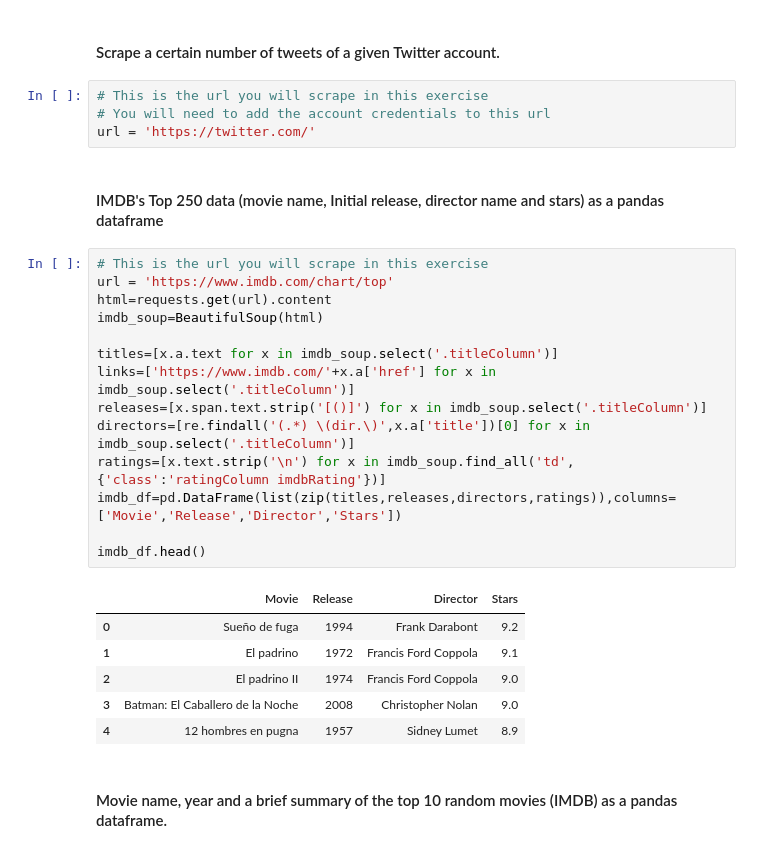
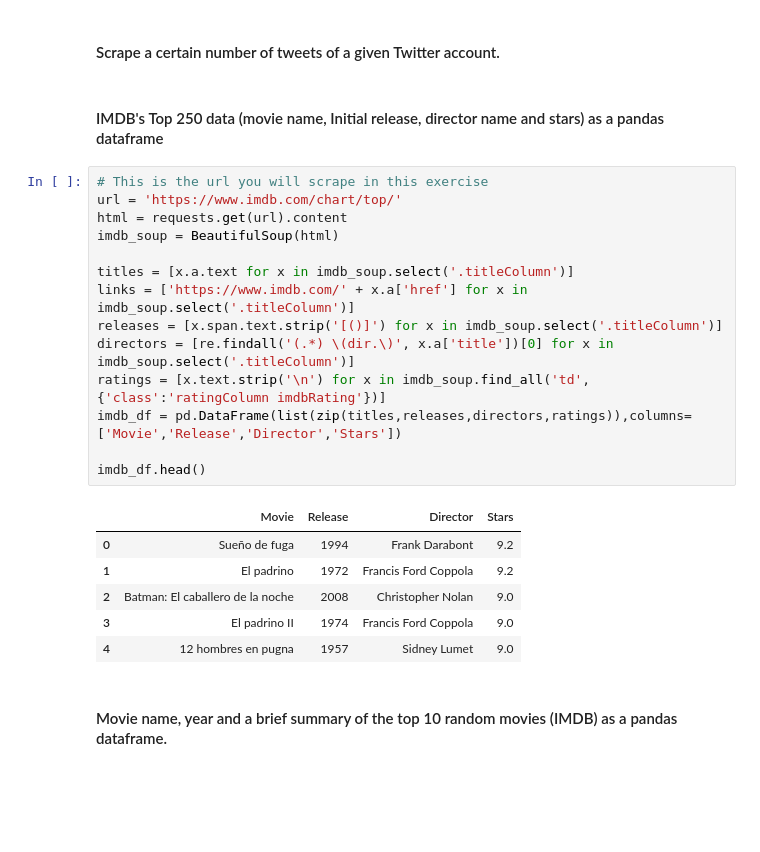
Before and after one commit to NayelySaldivar/labs_modelo_ironhack_data, a Jupyter notebook: lab-web-scrapping/your-code/main.ipynb, the cells around one changed output. Saved outputs shown, nothing was run; the diff lists cells and outputs as text; blank space fills up the shorter version.

```diff
--- a/lab-web-scrapping/your-code/main.ipynb
+++ b/lab-web-scrapping/your-code/main.ipynb
@@ -427,32 +441,28 @@ top_lan
 ### BONUS QUESTIONS
 # %% [markdown]
 #### Scrape a certain number of tweets of a given Twitter account.
-# %%
-# This is the url you will scrape in this exercise
-# You will need to add the account credentials to this url
-url = 'https://twitter.com/'
 # %% [markdown]
 #### IMDB's Top 250 data (movie name, Initial release, director name and stars) as a pandas dataframe
 # %%
 # This is the url you will scrape in this exercise
-url = 'https://www.imdb.com/chart/top'
-html=requests.get(url).content
-imdb_soup=BeautifulSoup(html)
+url = 'https://www.imdb.com/chart/top/'
+html = requests.get(url).content
+imdb_soup = BeautifulSoup(html)
 
-titles=[x.a.text for x in imdb_soup.select('.titleColumn')]
-links=['https://www.imdb.com/'+x.a['href'] for x in imdb_soup.select('.titleColumn')]
-releases=[x.span.text.strip('[()]') for x in imdb_soup.select('.titleColumn')]
-directors=[re.findall('(.*) \(dir.\)',x.a['title'])[0] for x in imdb_soup.select('.titleColumn')]
-ratings=[x.text.strip('\n') for x in imdb_soup.find_all('td',{'class':'ratingColumn imdbRating'})]
-imdb_df=pd.DataFrame(list(zip(titles,releases,directors,ratings)),columns=['Movie','Release','Director','Stars'])
+titles = [x.a.text for x in imdb_soup.select('.titleColumn')]
+links = ['https://www.imdb.com/' + x.a['href'] for x in imdb_soup.select('.titleColumn')]
+releases = [x.span.text.strip('[()]') for x in imdb_soup.select('.titleColumn')]
+directors = [re.findall('(.*) \(dir.\)', x.a['title'])[0] for x in imdb_soup.select('.titleColumn')]
+ratings = [x.text.strip('\n') for x in imdb_soup.find_all('td',{'class':'ratingColumn imdbRating'})]
+imdb_df = pd.DataFrame(list(zip(titles,releases,directors,ratings)),columns=['Movie','Release','Director','Stars'])
 
 imdb_df.head()
 # %% [output]
 |  | Movie | Release | Director | Stars |
 | 0 | Sueño de fuga | 1994 | Frank Darabont | 9.2 |
-| 1 | El padrino | 1972 | Francis Ford Coppola | 9.1 |
-| 2 | El padrino II | 1974 | Francis Ford Coppola | 9.0 |
-| 3 | Batman: El Caballero de la Noche | 2008 | Christopher Nolan | 9.0 |
-| 4 | 12 hombres en pugna | 1957 | Sidney Lumet | 8.9 |
+| 1 | El padrino | 1972 | Francis Ford Coppola | 9.2 |
+| 2 | Batman: El caballero de la noche | 2008 | Christopher Nolan | 9.0 |
+| 3 | El padrino II | 1974 | Francis Ford Coppola | 9.0 |
+| 4 | 12 hombres en pugna | 1957 | Sidney Lumet | 9.0 |
 # %% [markdown]
 #### Movie name, year and a brief summary of the top 10 random movies (IMDB) as a pandas dataframe.
```
Also changed, not shown: parts of 23 cells of this notebook.
